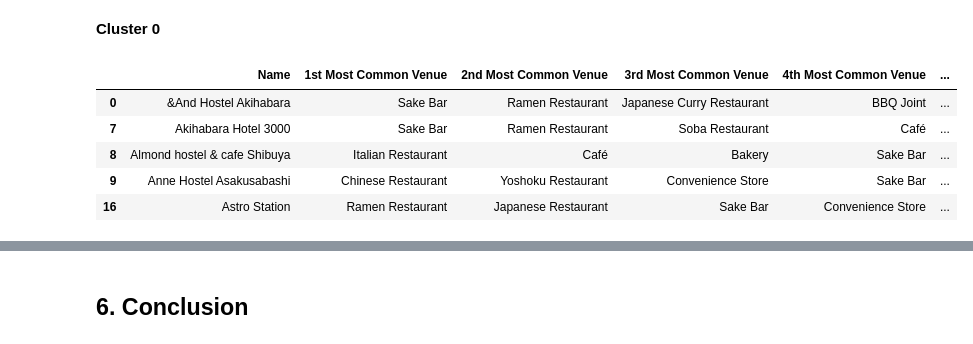
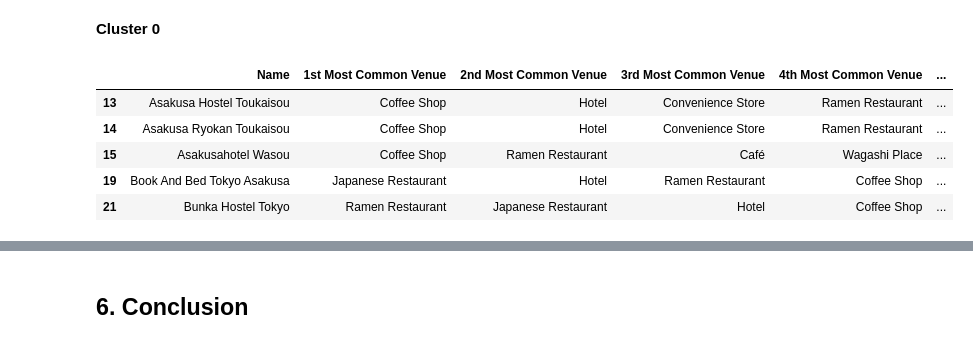
Before and after one commit to Haris-Ignatiadis/IBM-Data-Science-Capstone, a Jupyter notebook: Battle of Neighborhoods/The Battle of the Neighborhoods.ipynb, the cells around one changed output, grey strips where cells are left out. Saved outputs shown, nothing was run; the diff lists cells and outputs as text; code cells hidden in the pictures.

```diff
--- a/Battle of Neighborhoods/The Battle of the Neighborhoods.ipynb
+++ b/Battle of Neighborhoods/The Battle of the Neighborhoods.ipynb
@@ -427,3 +489,8 @@ loc[0].raw['components']
+# %%
+hostel_df = pd.read_pickle('data/hostels_cleaned.pkl')
+price_df = pd.read_pickle('data/tokyo_land_prices.pkl')
+tokyo_hostels_df = pd.read_pickle('data/tokyo_hostels.pkl')
+tokyo_venues_df = pd.read_pickle('data/tokyo_hostels_venues.pkl')
 # %% [markdown]
 ### 5.1 Exploratory Data Analysis
 Using EDA, we will try to answer the following questions:
@@ -456,6 +523,3 @@ for p in ax.patches:
 <br>Tokyo has the most number of hostels which is understandable since it is once of the largest cities of the world and hence might attract a lot of visitors through its airport
 # %% [markdown]
 <br>Going ahead, our focus will only be tokyo hostels
-# %%
-tokyo_hostels_df = hostel_df[hostel_df.City == "Tokyo"]
-tokyo_hostels_df.head()
@@ -901,6 +1173,5 @@ It is evident from the above plot that we have 7 clusters in our data. Let's ret
 # %%
-# train final model with k=9
-kmeans = KMeans(n_clusters=7)
+kmeans = KMeans(n_clusters=6)
 kmeans.fit(X)
 # %% [output]
 KMeans(algorithm='auto', copy_x=True, init='k-means++', max_iter=300,
@@ -1105,5 +1378,5 @@ Let's cluster neighborhoods into five types based on venue categories.
 # %%
-kmeans = KMeans(n_clusters=5, init='k-means++', max_iter=15, random_state=8)
+kmeans = KMeans(n_clusters=4, init='k-means++', max_iter=15, random_state=8)
 X = category_1hot.drop(['HostelName'], axis=1)
 X.head()
 # %% [output]
@@ -1169,11 +1442,11 @@ Now, we can examine each cluster and determine the discriminating venue categori
 # %% [markdown]
 **Cluster 0**
 # %%
-tokyo_hostels_df_merged.loc[tokyo_hostels_df_merged['Cluster'] == 0, tokyo_hostels_df_merged.columns[[0] + list(range(15, tokyo_hostels_df_merged.shape[1]))]][:5]
+tokyo_hostels_df_merged.loc[tokyo_hostels_df_merged['Cluster'] == 0, tokyo_hostels_df_merged.columns[[0] + list(range(16, tokyo_hostels_df_merged.shape[1]))]][:5]
 # %% [output]
 |  | Name | 1st Most Common Venue | 2nd Most Common Venue | 3rd Most Common Venue | 4th Most Common Venue | ... |
-| 0 | &And Hostel Akihabara | Sake Bar | Ramen Restaurant | Japanese Curry Restaurant | BBQ Joint | ... |
-| 7 | Akihabara Hotel 3000 | Sake Bar | Ramen Restaurant | Soba Restaurant | Café | ... |
-| 8 | Almond hostel & cafe Shibuya | Italian Restaurant | Café | Bakery | Sake Bar | ... |
-| 9 | Anne Hostel Asakusabashi | Chinese Restaurant | Yoshoku Restaurant | Convenience Store | Sake Bar | ... |
-| 16 | Astro Station | Ramen Restaurant | Japanese Restaurant | Sake Bar | Convenience Store | ... |
+| 13 | Asakusa Hostel Toukaisou | Coffee Shop | Hotel | Convenience Store | Ramen Restaurant | ... |
+| 14 | Asakusa Ryokan Toukaisou | Coffee Shop | Hotel | Convenience Store | Ramen Restaurant | ... |
+| 15 | Asakusahotel Wasou | Coffee Shop | Ramen Restaurant | Café | Wagashi Place | ... |
+| 19 | Book And Bed Tokyo Asakusa | Japanese Restaurant | Hotel | Ramen Restaurant | Coffee Shop | ... |
+| 21 | Bunka Hostel Tokyo | Ramen Restaurant | Japanese Restaurant | Hotel | Coffee Shop | ... |
```
Also changed, not shown: parts of 117 cells of this notebook, 15 other files.
